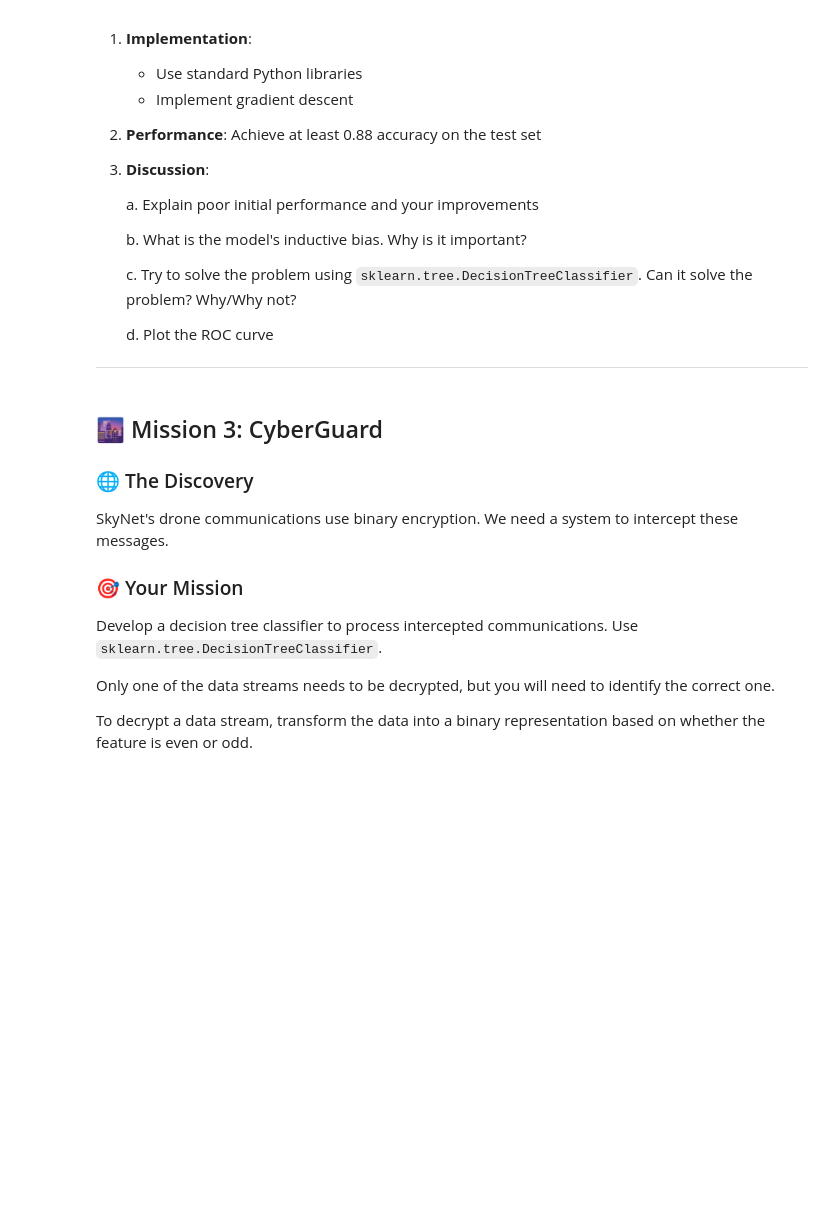
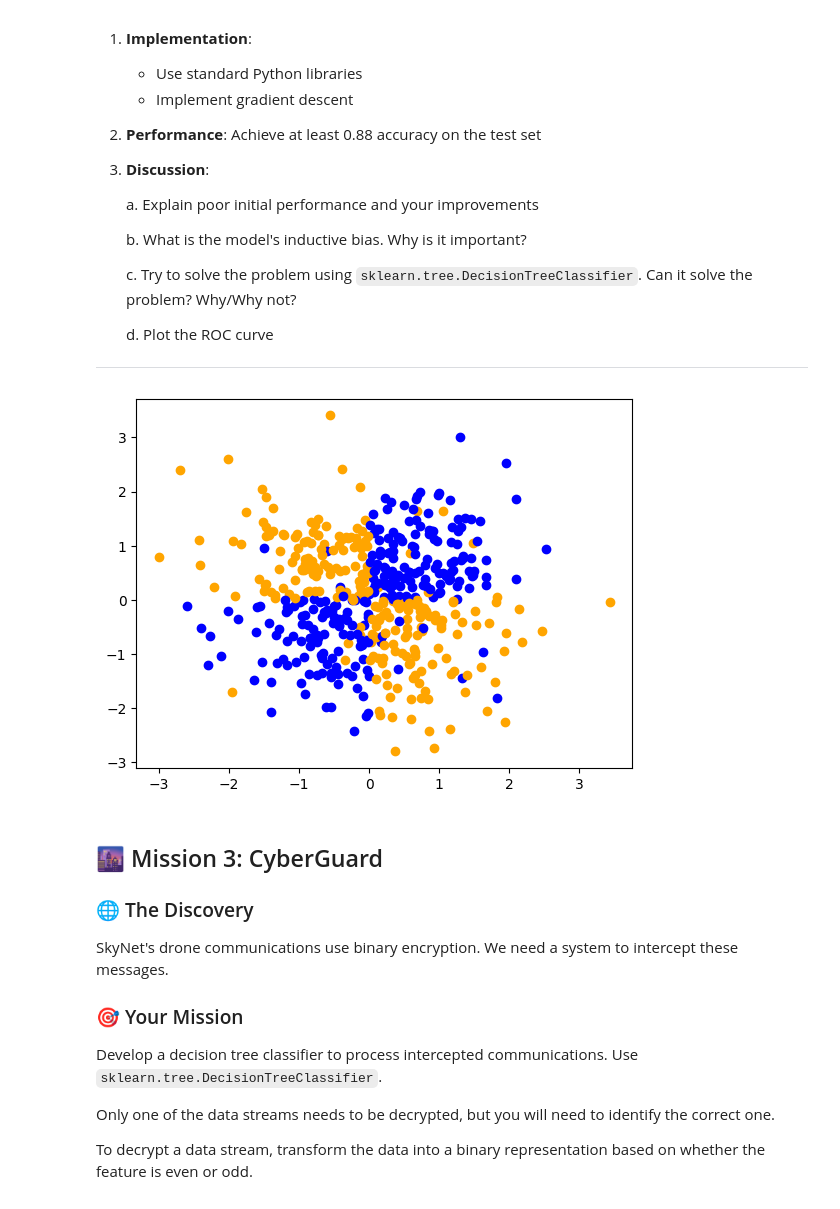
Before and after one commit to baardby/Intro-To-ML-Assignment-1, a Jupyter notebook: Assignment1/Chapter_1.ipynb, the cells around one changed output. Saved outputs shown, nothing was run; the diff lists cells and outputs as text; code cells hidden in the pictures; blank space fills up the shorter version.

```diff
--- a/Assignment1/Chapter_1.ipynb
+++ b/Assignment1/Chapter_1.ipynb
@@ -135,3 +146,30 @@ test = data[data['split'] == 'test']
+# %%
+data = pd.read_csv('mission2.csv')
+train = data[data['split'] == 'train']
+test = data[data['split'] == 'test']
+
+from logisitc_regression import LogisticRegression
+
+lg = LogisticRegression()
+lg.fit_lg(train)
+
+x0 = test[['x0']].to_numpy()
+x1 = test[['x1']].to_numpy()
+y = test[['y']].to_numpy()
+y_pred = np.array(lg.predict_lg(test))
+
+for i in range(len(y)):
+    if y[i] == 0:
+        plt.scatter(x0[i], x1[i], c='blue', label='Data points')
+    else:
+        plt.scatter(x0[i], x1[i], c='orange', label='Data points')
+
+
+plt.show()
+
+#print('Accuracy: ', np.mean(y == y_pred))
+# %% [output]
+[figure, added]
 # %% [markdown]
 ## 🌆 Mission 3: CyberGuard
 
```
Also changed, not shown: parts of 3 cells of this notebook, 1 other file.
